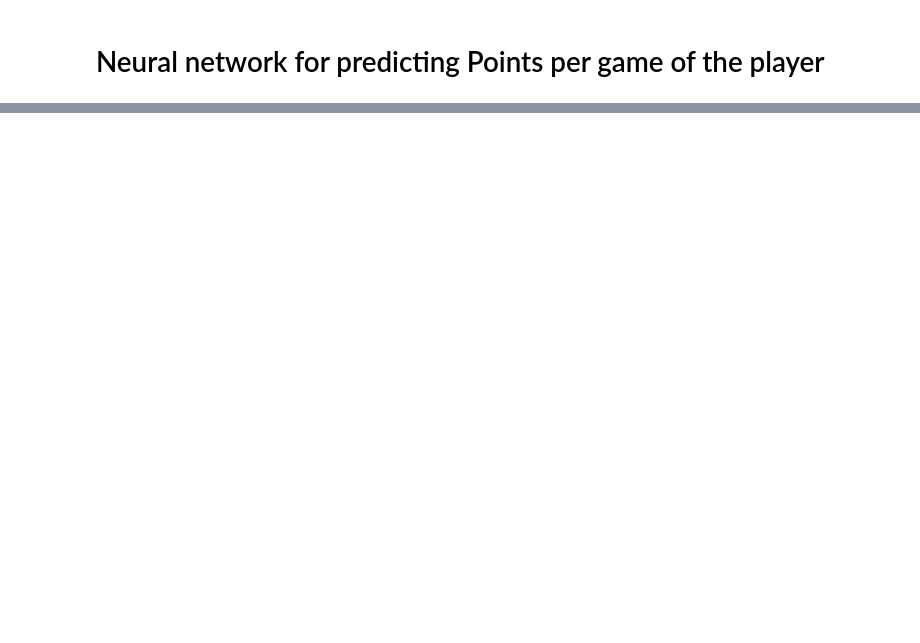
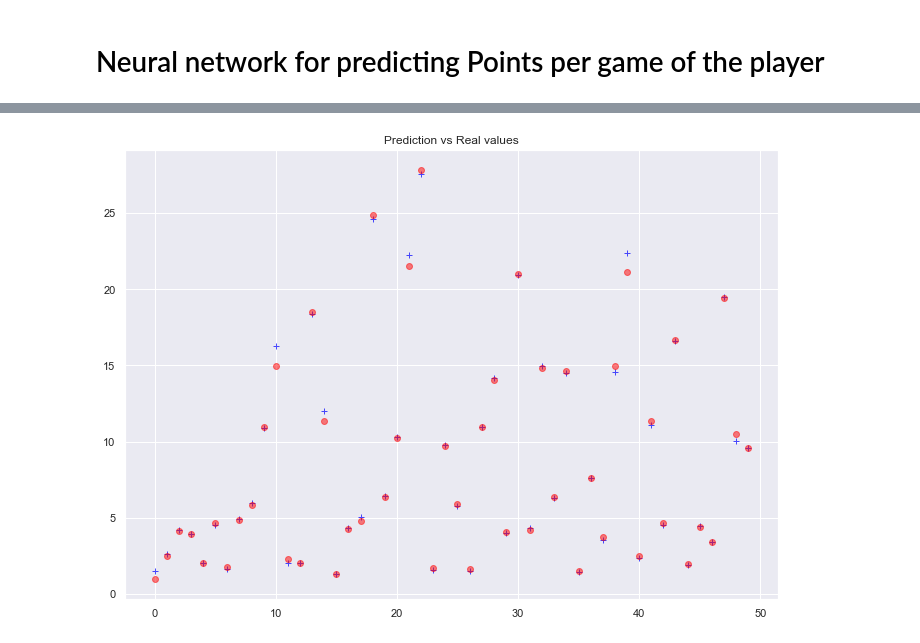
Before and after one commit to vimalsubbiah7/NBA-EDA-and-PPG-prediction, a Jupyter notebook: MyNotebbok.ipynb, the cells around one changed output, grey strips where cells are left out. Drawn from its saved outputs; the diff is of its cells as text; code cells hidden in the pictures; blank space fills up the shorter version.

```diff
--- a/MyNotebbok.ipynb
+++ b/MyNotebbok.ipynb
@@ -1315,0 +1359,31 @@ plt.show()
+# %%
+from sklearn.ensemble import RandomForestRegressor
+from sklearn.model_selection import GridSearchCV
+
+# Choose the type of regressor.
+RFR = RandomForestRegressor()
+
+# Choose some parameter combinations to try
+#YOU CAN TRY DIFFERENTS PARAMETERS TO FIND THE BEST MODEL
+parameters = {'n_estimators': [5, 10, 100],
+              #'criterion': ['mse'],
+              #'max_depth': [5, 10, 15],
+              #'min_samples_split': [2, 5, 10],
+              'min_samples_leaf': [1,5]
+             }
+
+# Type of scoring used to compare parameter combinations
+#We have to use RandomForestRegressor's own scorer (which is R^2 score)
+
+# Run the grid search
+grid_obj = GridSearchCV(RFR, parameters,
+                        cv=5, #Determines the cross-validation splitting strategy /to specify the number of folds in a (Stratified)KFold
+                        n_jobs=-1, #Number of jobs to run in parallel
+                        verbose=1)
+grid_obj = grid_obj.fit(X_train, y_train)
+
+# Set the clf to the best combination of parameters
+RFR = grid_obj.best_estimator_
+
+# Fit the best algorithm to the data.
+RFR.fit(X_train, y_train)
@@ -1315,0 +1433,7 @@ plt.show()
+# %%
+plt.plot(y_test_RF[0:50], '+', color ='blue', alpha=0.7)
+plt.plot(predictions[0:50], 'ro', color ='red', alpha=0.5)
+plt.title('Prediction vs Real values')
+plt.show()
+# %% [output]
+[figure, added]
```
Also changed, not shown: parts of 24 cells of this notebook, 1 other file.
